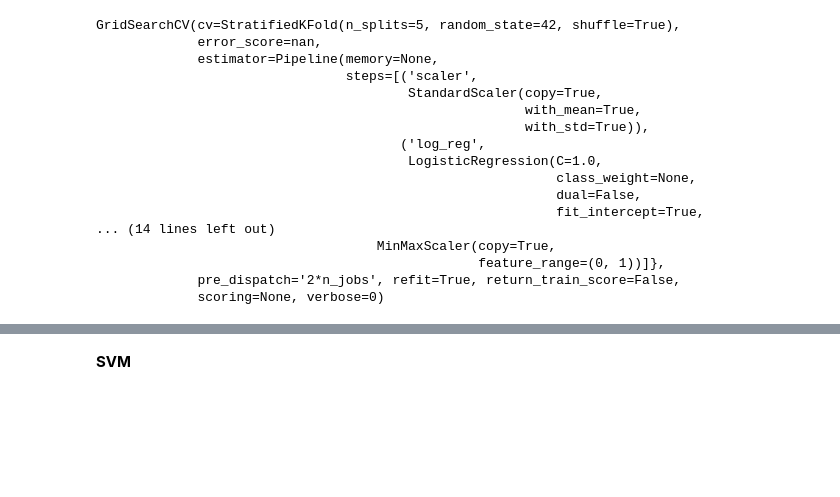
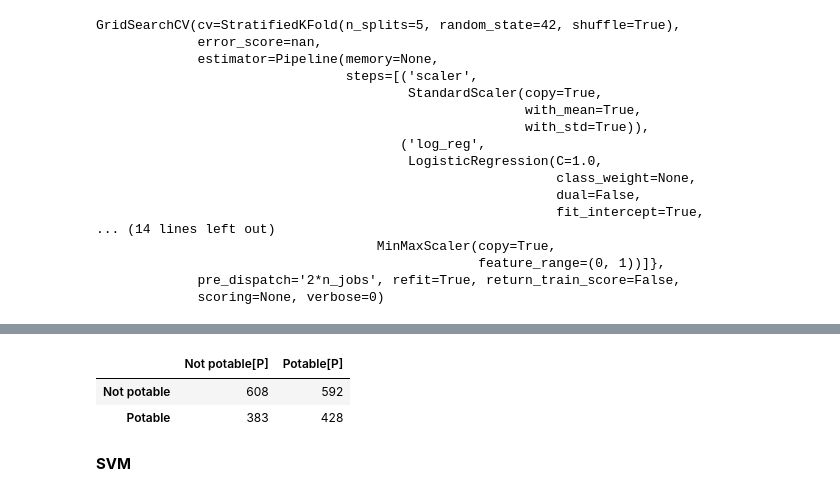
Before and after one commit to aleshark87/data-intensive-project, a Jupyter notebook: Progetto.ipynb, the cells around one changed output, grey strips where cells are left out. Cells and saved outputs as stored; diff of their text form; code cells hidden in the pictures; blank space fills up the shorter version.

```diff
--- a/Progetto.ipynb
+++ b/Progetto.ipynb
@@ -414,4 +414,13 @@ Parametri migliori: {'log_reg__C': 0.004641588833612777, 'log_reg__fit_intercept
              with_scaling=True)}
+# %%
+index = ["Not potable", "Potable"]
+classes = ["Not potable[P]", "Potable[P]"]
+perc_conf = pd.DataFrame(confusion_matrix(y, log_gv.predict(X)), columns=classes, index = index)
+perc_conf
+# %% [output]
+|  | Not potable[P] | Potable[P] |
+| Not potable | 608 | 592 |
+| Potable | 383 | 428 |
 # %% [markdown]
 **SVM**
 # %%
```
Also changed, not shown: parts of 9 cells of this notebook.
